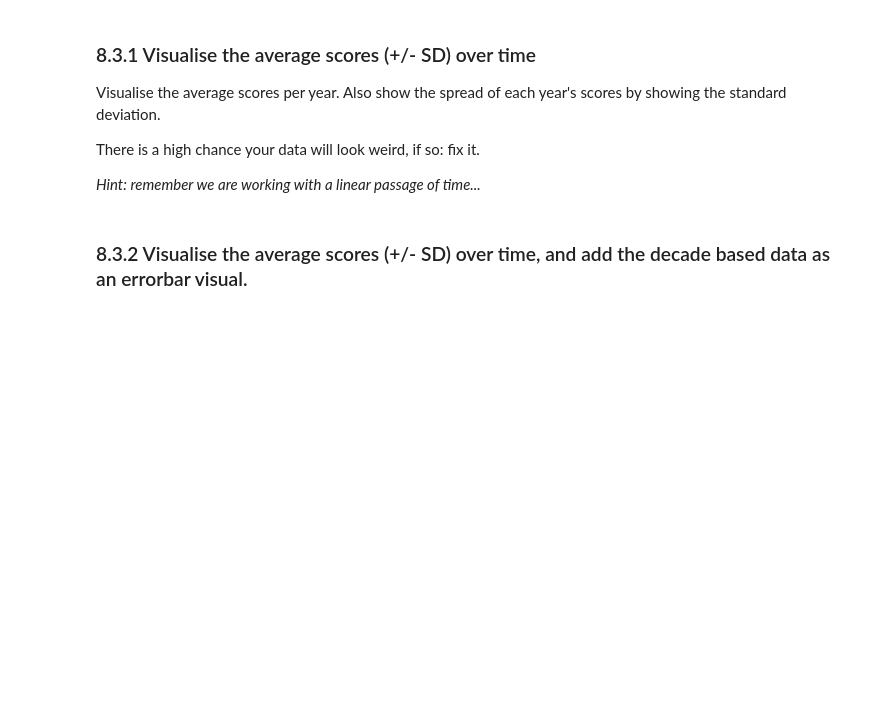
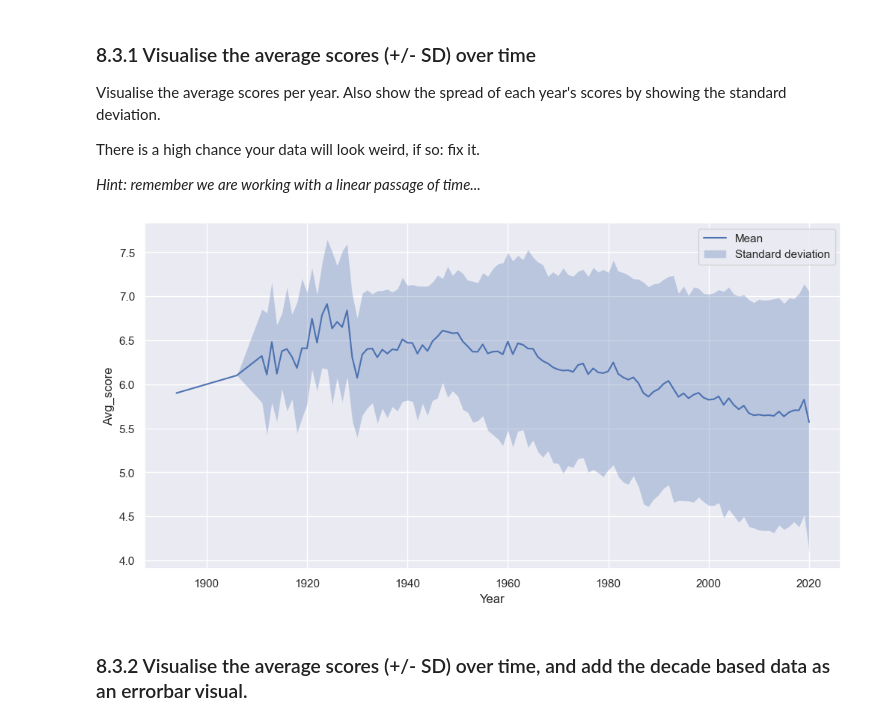
Before and after one commit to SadmanUddin/Data-analysis-and-statistics, a Jupyter notebook: Large Exercise/DPA 08 - Large exercise.ipynb, the cells around one changed output. Cells and saved outputs as stored; diff of their text form; code cells hidden in the pictures; blank space fills up the shorter version.

```diff
--- a/Large Exercise/DPA 08 - Large exercise.ipynb
+++ b/Large Exercise/DPA 08 - Large exercise.ipynb
@@ -519,6 +537,17 @@ Visualise the average scores per year. Also show the spread of each year's score
 There is a high chance your data will look weird, if so: fix it.
 
 *Hint: remember we are working with a linear passage of time...*
+# %%
+
+plt.figure(figsize=(12,6))
+plt.plot(df.index,df['mean_avgVote'],label="Mean")
+plt.fill_between(df.index,df['mean_avgVote']+df['std_avgVote'],df['mean_avgVote']-df['std_avgVote'],alpha=0.3,label = 'Standard deviation')
+plt.xlabel('Year')
+plt.ylabel('Avg_score')
+plt.legend()
+plt.show()
+# %% [output]
+[figure, added]
 # %% [markdown]
 ### 8.3.2 Visualise the average scores (+/- SD) over time, and add the decade based data as an errorbar visual.
 # %% [markdown]
```
Also changed, not shown: parts of 13 cells of this notebook.
